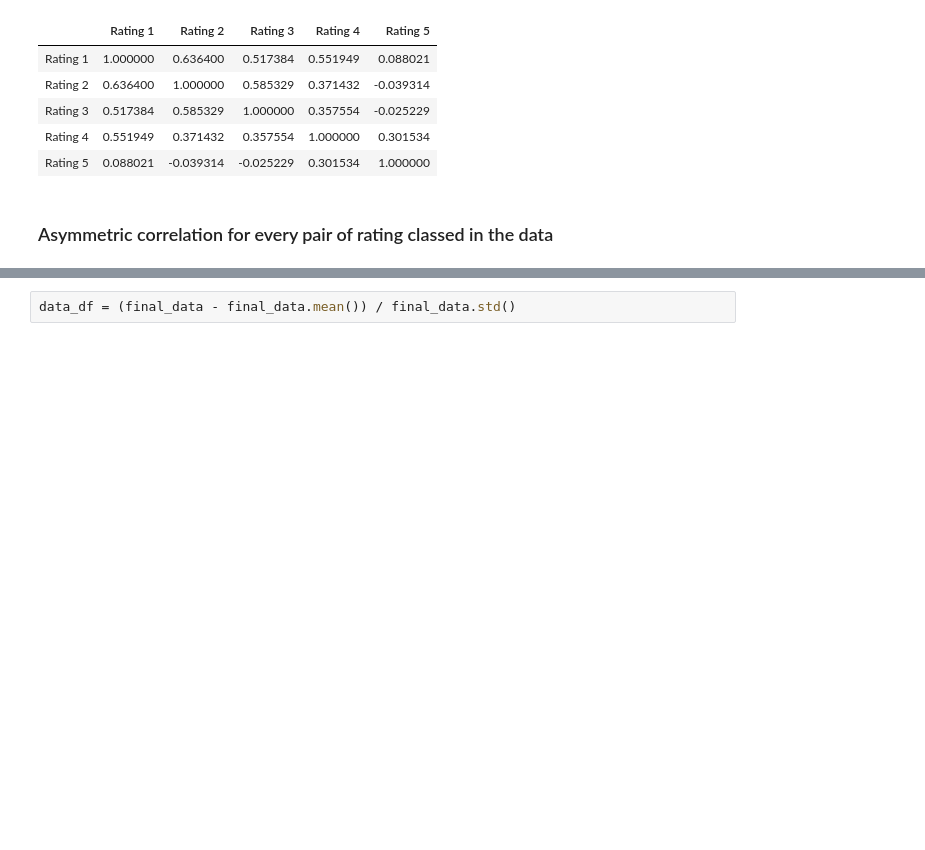
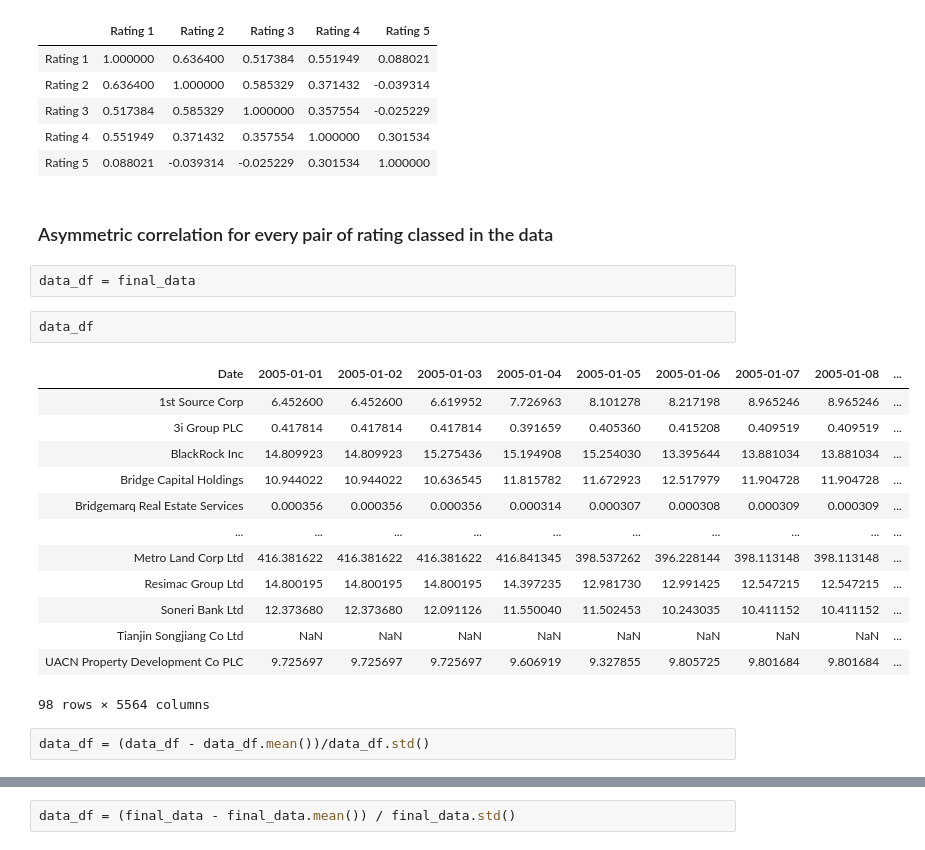
Before and after one commit to kindhjj/copula_risk_model, a Jupyter notebook: code/comb_data_v1.ipynb, the cells around one changed output, grey strips where cells are left out. Saved outputs shown, nothing was run; the diff lists cells and outputs as text; blank space fills up the shorter version.

```diff
--- a/code/comb_data_v1.ipynb
+++ b/code/comb_data_v1.ipynb
@@ -145,3 +178,23 @@ change_df.corr(method='kendall')
 | Rating 5 | 0.088021 | -0.039314 | -0.025229 | 0.301534 | 1.000000 |
 # %% [markdown]
 ### Asymmetric correlation for every pair of rating classed in the data
+# %%
+data_df = final_data
+# %%
+data_df
+# %% [output]
+| Date | 2005-01-01 | 2005-01-02 | 2005-01-03 | 2005-01-04 | 2005-01-05 | 2005-01-06 | 2005-01-07 | 2005-01-08 | ... |
+| 1st Source Corp | 6.452600 | 6.452600 | 6.619952 | 7.726963 | 8.101278 | 8.217198 | 8.965246 | 8.965246 | ... |
+| 3i Group PLC | 0.417814 | 0.417814 | 0.417814 | 0.391659 | 0.405360 | 0.415208 | 0.409519 | 0.409519 | ... |
+| BlackRock Inc | 14.809923 | 14.809923 | 15.275436 | 15.194908 | 15.254030 | 13.395644 | 13.881034 | 13.881034 | ... |
+| Bridge Capital Holdings | 10.944022 | 10.944022 | 10.636545 | 11.815782 | 11.672923 | 12.517979 | 11.904728 | 11.904728 | ... |
+| Bridgemarq Real Estate Services | 0.000356 | 0.000356 | 0.000356 | 0.000314 | 0.000307 | 0.000308 | 0.000309 | 0.000309 | ... |
+| ... | ... | ... | ... | ... | ... | ... | ... | ... | ... |
+| Metro Land Corp Ltd | 416.381622 | 416.381622 | 416.381622 | 416.841345 | 398.537262 | 396.228144 | 398.113148 | 398.113148 | ... |
+| Resimac Group Ltd | 14.800195 | 14.800195 | 14.800195 | 14.397235 | 12.981730 | 12.991425 | 12.547215 | 12.547215 | ... |
+| Soneri Bank Ltd | 12.373680 | 12.373680 | 12.091126 | 11.550040 | 11.502453 | 10.243035 | 10.411152 | 10.411152 | ... |
+| Tianjin Songjiang Co Ltd | NaN | NaN | NaN | NaN | NaN | NaN | NaN | NaN | ... |
+| UACN Property Development Co PLC | 9.725697 | 9.725697 | 9.725697 | 9.606919 | 9.327855 | 9.805725 | 9.801684 | 9.801684 | ... |
+98 rows × 5564 columns
+# %%
+data_df = (data_df - data_df.mean())/data_df.std()
```
Also changed, not shown: parts of 11 cells of this notebook, 5 other files.
